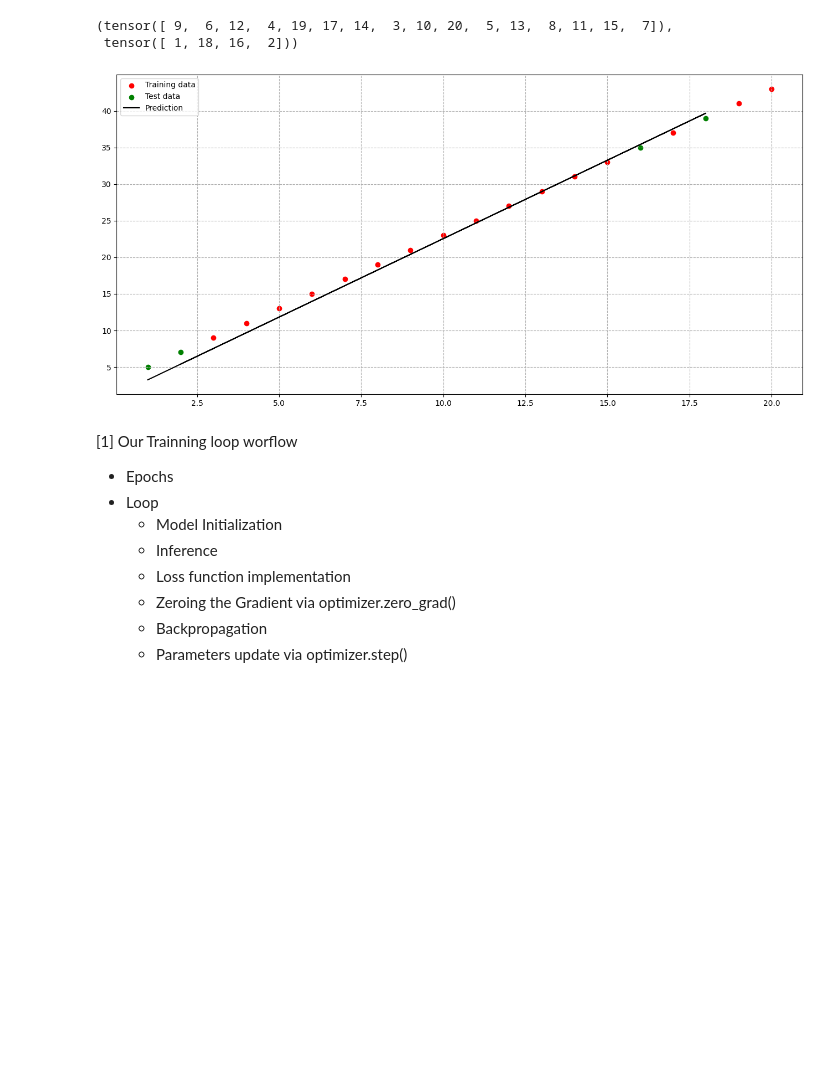
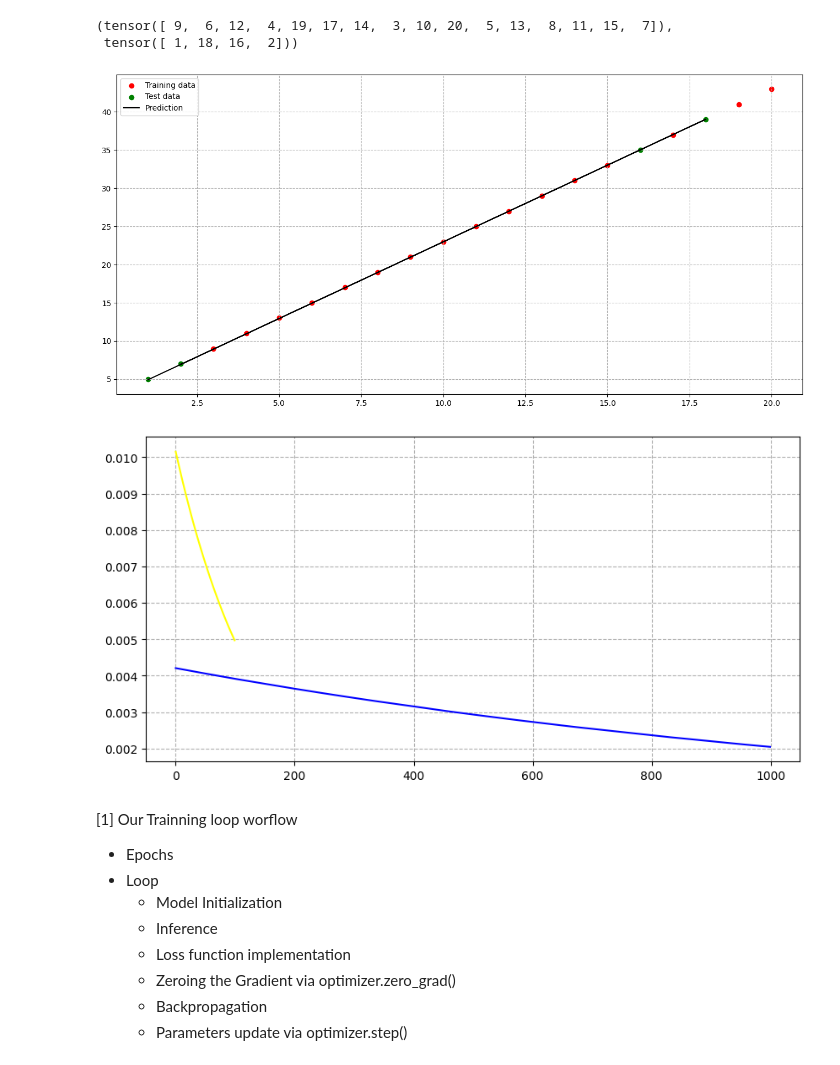
Before and after one commit to adeotti/Deep-Learning-Models, a Jupyter notebook: Linear_Regression_model.ipynb, the cells around one changed output. Cells and saved outputs as stored; diff of their text form; code cells hidden in the pictures; blank space fills up the shorter version.

```diff
--- a/Linear_Regression_model.ipynb
+++ b/Linear_Regression_model.ipynb
@@ -64,7 +64,8 @@ optimizer = torch.optim.SGD(params = model.parameters(),
 # %%
 # Training
 epochs = 1000
-
+train_losses = []
+test_losses = []
 for epoch in range(epochs) :
     model.train()
     y_pred = model(X_train)
@@ -72,3 +73,16 @@ for epoch in range(epochs) :
     optimizer.zero_grad()
     loss.backward()
     optimizer.step()
+    train_losses.append(loss.item())
+
+
+
+    # Testing
+    model.eval()
+
+    with torch.inference_mode() :
+        test_pred = model(X_test)
+        test_loss = loss_function(test_pred,y_test)
+
+    if epoch%10 == 0:
+        test_losses.append(test_loss.item())
@@ -81,7 +89,14 @@ with torch.inference_mode() :
-# %%
-visualization(pred = test_pred)
-# %% [output]
-[figure, removed]
+# %%
+visualization(pred = test_pred)
+
+plt.figure(figsize=(10,5))
+plt.plot(train_losses,label = "training losses" , color = "b")
+plt.plot(test_losses,label = "Test losses", color = "yellow")
+plt.grid(True,linestyle="dashed")
+plt.show()
+# %% [output]
+[figure, added]
+[figure, added]
 # %% [markdown]
 [1]  Our Trainning loop worflow
 * Epochs
```
Also changed, not shown: parts of 1 cell of this notebook.
